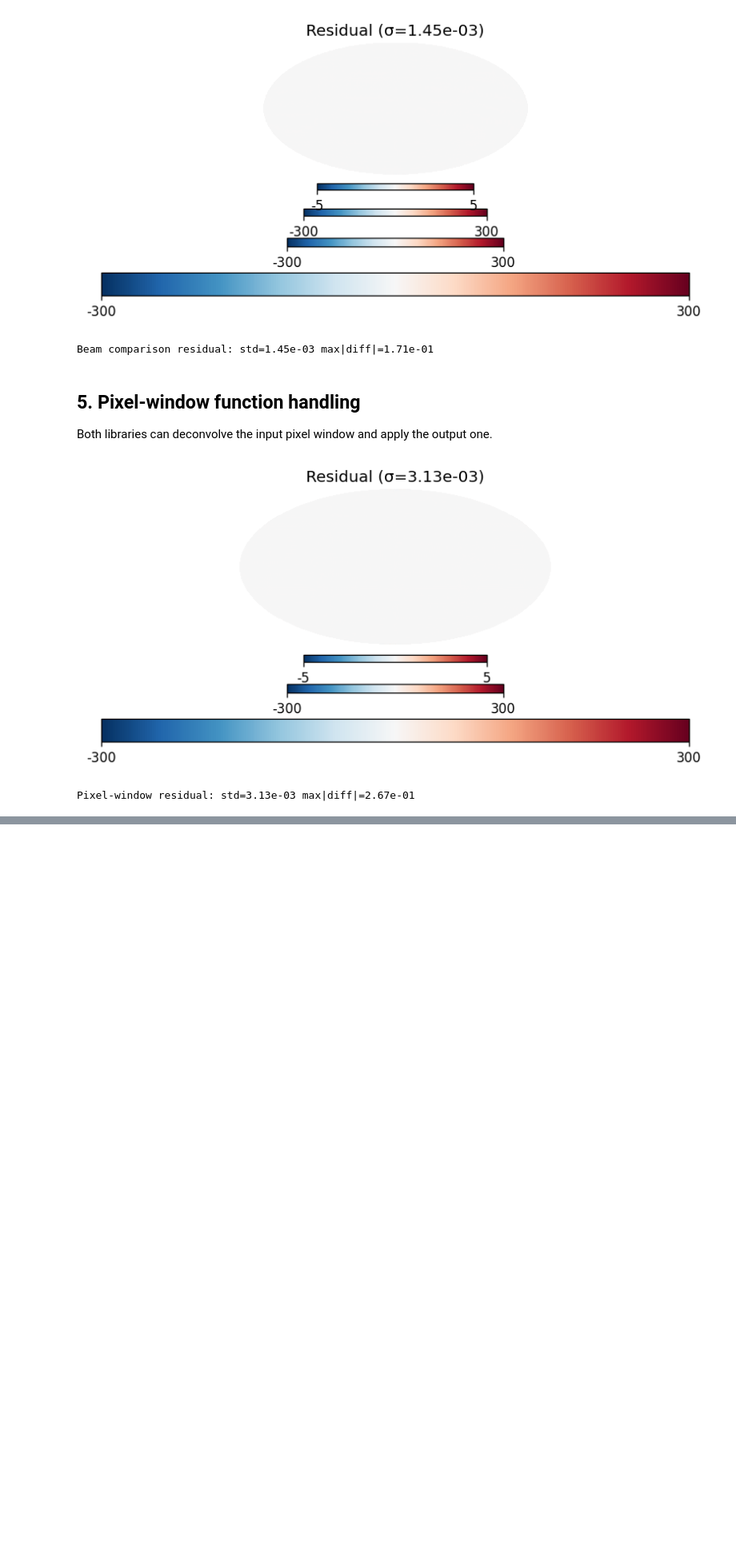
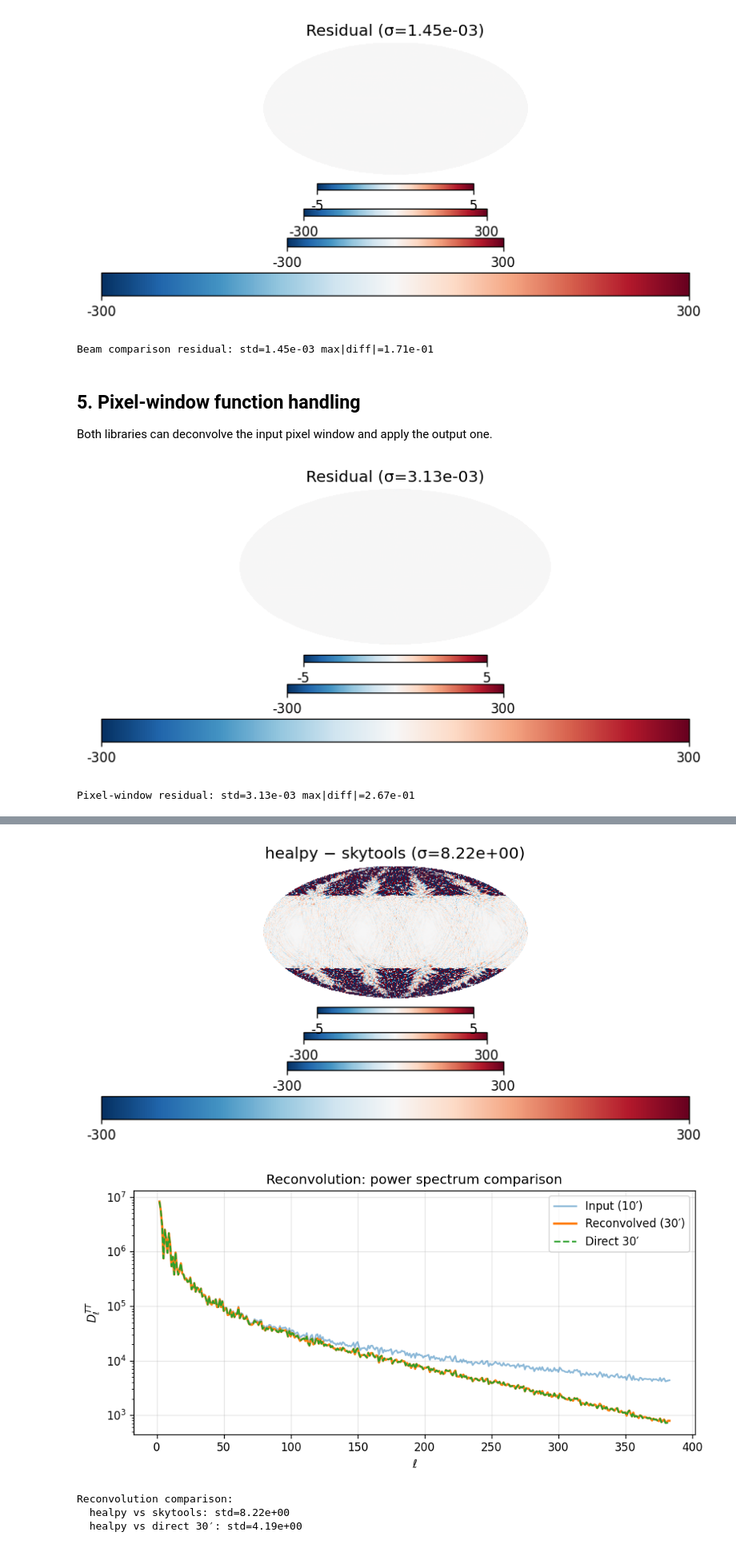
Before and after one commit to zonca/zonca.dev, a Jupyter notebook: posts/2026-05-05-healpy-skytools-change-resolution.ipynb, the cells around one changed output, grey strips where cells are left out. Shown at 80% size. Drawn from its saved outputs; the diff is of its cells as text; code cells hidden in the pictures; blank space fills up the shorter version.

```diff
--- a/posts/2026-05-05-healpy-skytools-change-resolution.ipynb
+++ b/posts/2026-05-05-healpy-skytools-change-resolution.ipynb
@@ -282,3 +380,81 @@ Pixel-window residual: std=3.13e-03 max|diff|=2.67e-01
+# %%
+NSIDE = 128
+LMAX = 3 * NSIDE - 1
+
+fwhm_10_arcmin = 10.0
+fwhm_30_arcmin = 30.0
+fwhm_10_rad = np.radians(fwhm_10_arcmin / 60.0)
+fwhm_30_rad = np.radians(fwhm_30_arcmin / 60.0)
+
+cls_in = planck_like_cls(LMAX)
+alm = hp.synalm(cls_in[0], lmax=LMAX)
+map_smooth10 = hp.alm2map(alm, nside=NSIDE, fwhm=fwhm_10_rad)
+
+# healpy: reconvolve from 10′ to 30′ at same NSIDE
+map_hp_reconv = hp.harmonic_ud_grade(
+    map_smooth10,
+    nside_out=NSIDE,
+    pol=False,
+    pixwin=False,
+    fwhm_in=fwhm_10_rad,
+    fwhm_out=fwhm_30_rad,
+)
+
+# skytools: same (nside_out defaults to input NSIDE)
+map_st_reconv = st.change_resolution(
+    map_smooth10,
+    nside_out=NSIDE,
+    mode="i",
+    lmax_sht=LMAX,
+    fwhm_in=fwhm_10_arcmin,
+    fwhm_out=fwhm_30_arcmin,
+)
+
+# Reference: directly smooth at 30′ from the original alm
+map_ref_30 = hp.alm2map(alm, nside=NSIDE, fwhm=fwhm_30_rad)
+
+res_reconv = map_hp_reconv - map_st_reconv
+res_vs_ref = map_hp_reconv - map_ref_30
+
+fig = plt.figure(figsize=(16, 3.5))
+for i, (m, title, vmin, vmax) in enumerate([
+    (map_smooth10, "Input (10′ beam)", -300, 300),
+    (map_hp_reconv, "healpy reconv (30′)", -300, 300),
+    (map_st_reconv, "skytools reconv (30′)", -300, 300),
+    (res_reconv, f"healpy − skytools (σ={res_reconv.std():.2e})", -5, 5),
+]):
+    hp.mollview(m, title=title, min=vmin, max=vmax,
+                cmap="RdBu_r", sub=(1, 4, i + 1), hold=True)
+plt.tight_layout()
+plt.show()
+
+# Check spectra
+cl_input = hp.anafast(map_smooth10, lmax=LMAX)
+cl_reconv = hp.anafast(map_hp_reconv, lmax=LMAX)
+cl_ref = hp.anafast(map_ref_30, lmax=LMAX)
+
+fig, ax = plt.subplots(figsize=(8, 4))
+ells = np.arange(2, LMAX + 1)
+ax.semilogy(ells, cl_input[2:] * ells * (ells + 1) / (2*np.pi), label="Input (10′)", alpha=0.5)
+ax.semilogy(ells, cl_reconv[2:] * ells * (ells + 1) / (2*np.pi), label="Reconvolved (30′)", lw=2)
+ax.semilogy(ells, cl_ref[2:] * ells * (ells + 1) / (2*np.pi), label="Direct 30′", ls="--", lw=1.5)
+ax.set_xlabel(r"$\ell$")
+ax.set_ylabel(r"$D_\ell^{TT}$")
+ax.set_title("Reconvolution: power spectrum comparison")
+ax.legend()
+ax.grid(alpha=0.3)
+plt.tight_layout()
+plt.show()
+
+print(f"\nReconvolution comparison:")
+print(f"  healpy vs skytools: std={res_reconv.std():.2e}")
+print(f"  healpy vs direct 30′: std={res_vs_ref.std():.2e}")
+# %% [output]
+[figure, added]
+[figure, added]
+Reconvolution comparison:
+  healpy vs skytools: std=8.22e+00
+  healpy vs direct 30′: std=4.19e+00
 # %% [markdown]
 ## Summary
 
```
Also changed, not shown: parts of 5 cells of this notebook.
